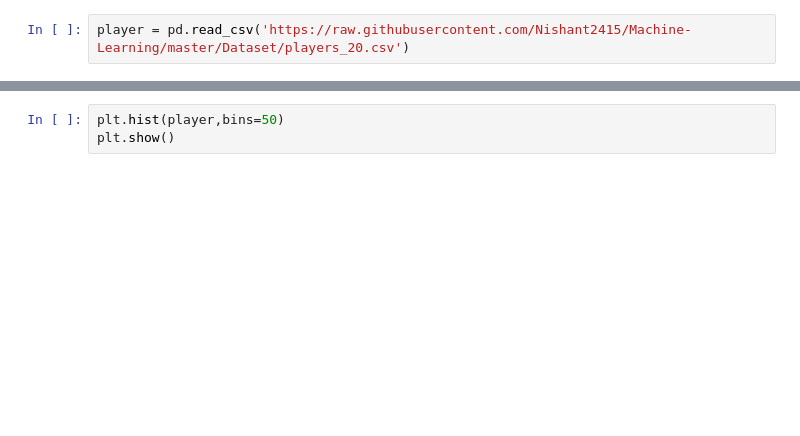
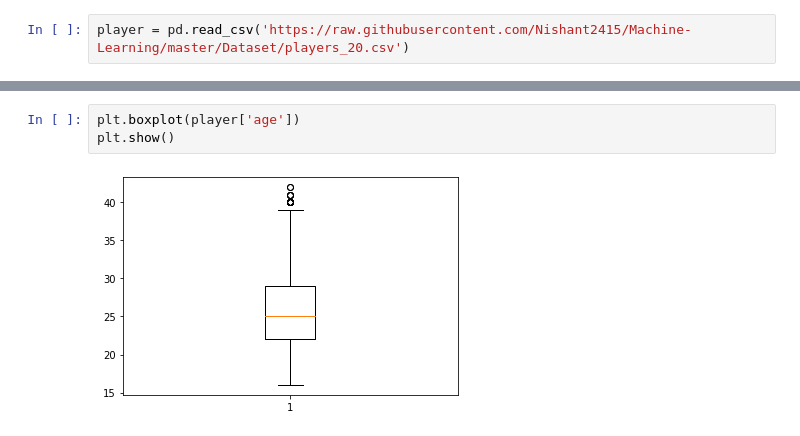
Before and after one commit to Nishant2415/Machine-Learning, a Jupyter notebook: College/PracticalML.ipynb, the cells around one changed output, grey strips where cells are left out. Drawn from its saved outputs; the diff is of its cells as text; blank space fills up the shorter version.

```diff
--- a/College/PracticalML.ipynb
+++ b/College/PracticalML.ipynb
@@ -45,3 +65,5 @@ player.describe(include='all')
 # %%
-plt.hist(player,bins=50)
+plt.boxplot(player['age'])
 plt.show()
+# %% [output]
+[figure, added]
```
Also changed, not shown: parts of 10 cells of this notebook.
